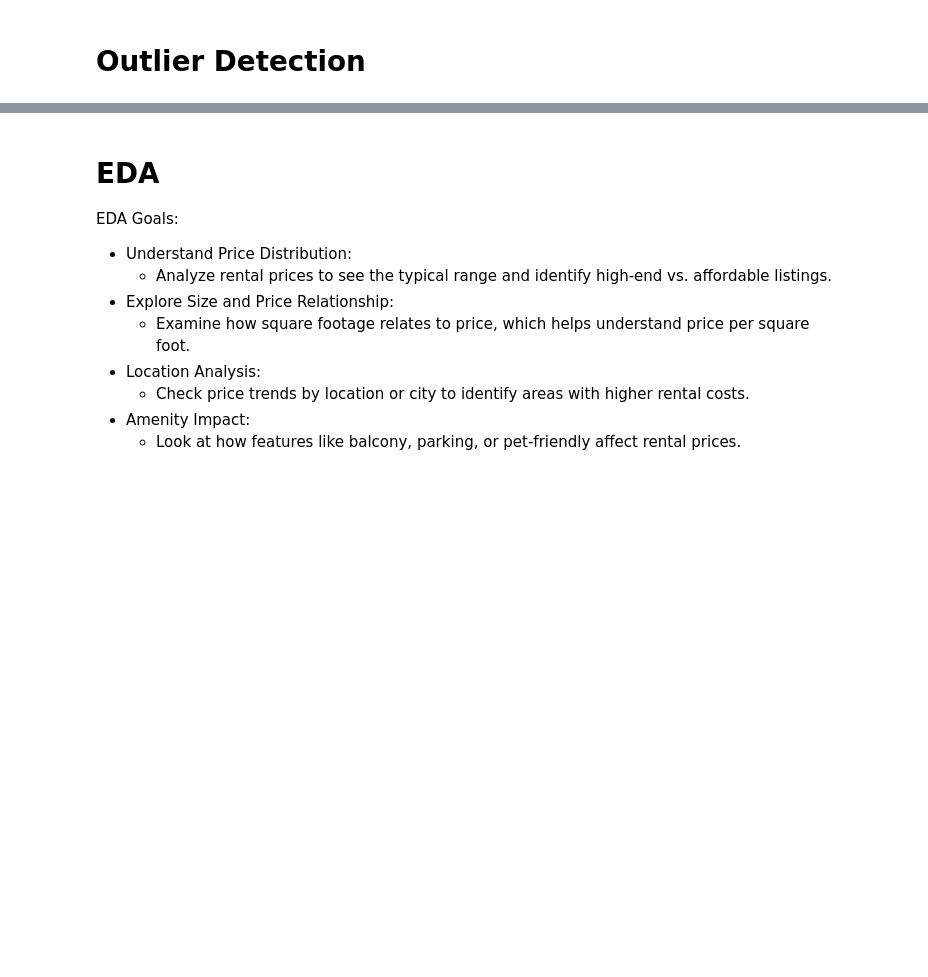
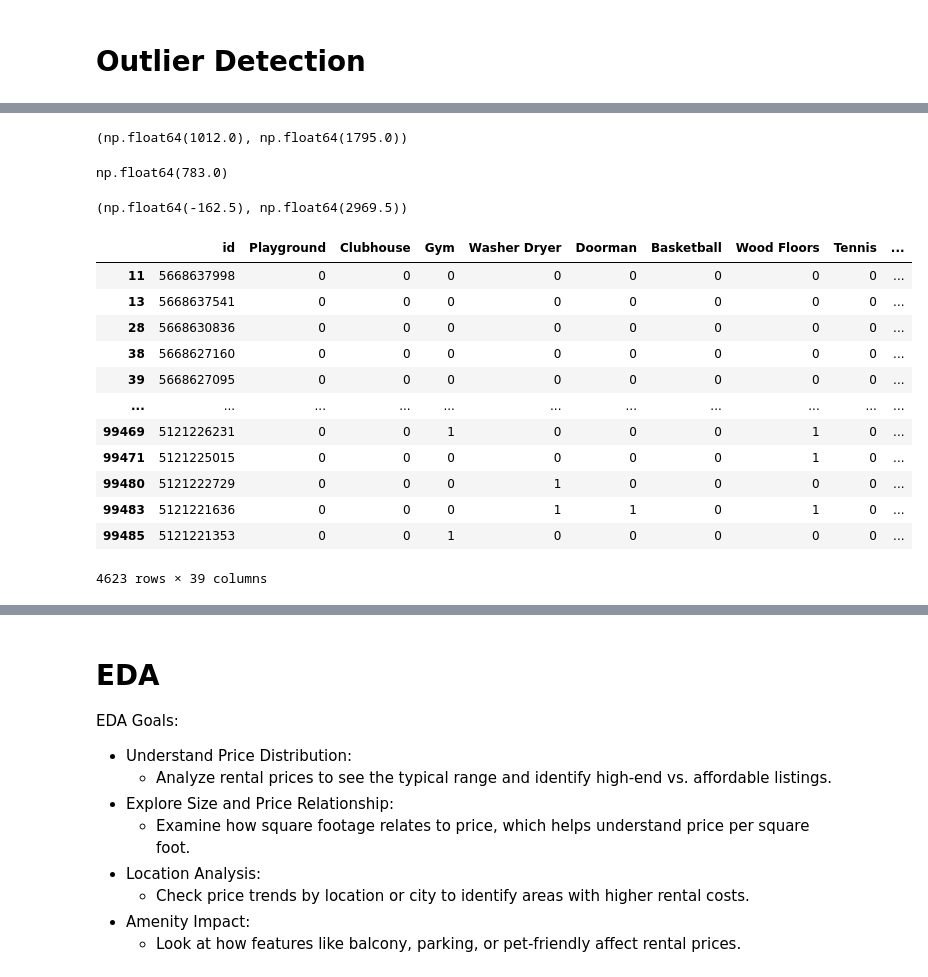
Before and after one commit to Mathias1997/Projekt-Rentprice, a Jupyter notebook: rent_price_exam.ipynb, the cells around one changed output, grey strips where cells are left out. Cells and saved outputs as stored; diff of their text form; code cells hidden in the pictures; blank space fills up the shorter version.

```diff
--- a/rent_price_exam.ipynb
+++ b/rent_price_exam.ipynb
@@ -478,0 +493,34 @@ data
+# %%
+# IQR
+Q1 = data.price.quantile(0.25)
+Q3 = data.price.quantile(0.75)
+Q1, Q3
+# %% [output]
+(np.float64(1012.0), np.float64(1795.0))
+# %%
+IQR = Q3-Q1
+IQR
+# %% [output]
+np.float64(783.0)
+# %%
+lower_limit = Q1-1.5*IQR
+upper_limit = Q3+1.5*IQR
+lower_limit, upper_limit
+# %% [output]
+(np.float64(-162.5), np.float64(2969.5))
+# %%
+data[(data.price<lower_limit)|(data.price>upper_limit)]
+# %% [output]
+|  | id | Playground | Clubhouse | Gym | Washer Dryer | Doorman | Basketball | Wood Floors | Tennis | ... |
+| 11 | 5668637998 | 0 | 0 | 0 | 0 | 0 | 0 | 0 | 0 | ... |
+| 13 | 5668637541 | 0 | 0 | 0 | 0 | 0 | 0 | 0 | 0 | ... |
+| 28 | 5668630836 | 0 | 0 | 0 | 0 | 0 | 0 | 0 | 0 | ... |
+| 38 | 5668627160 | 0 | 0 | 0 | 0 | 0 | 0 | 0 | 0 | ... |
+| 39 | 5668627095 | 0 | 0 | 0 | 0 | 0 | 0 | 0 | 0 | ... |
+| ... | ... | ... | ... | ... | ... | ... | ... | ... | ... | ... |
+| 99469 | 5121226231 | 0 | 0 | 1 | 0 | 0 | 0 | 1 | 0 | ... |
+| 99471 | 5121225015 | 0 | 0 | 0 | 0 | 0 | 0 | 1 | 0 | ... |
+| 99480 | 5121222729 | 0 | 0 | 0 | 1 | 0 | 0 | 0 | 0 | ... |
+| 99483 | 5121221636 | 0 | 0 | 0 | 1 | 1 | 0 | 1 | 0 | ... |
+| 99485 | 5121221353 | 0 | 0 | 1 | 0 | 0 | 0 | 0 | 0 | ... |
+4623 rows × 39 columns
```
Also changed, not shown: parts of 5 cells of this notebook.
